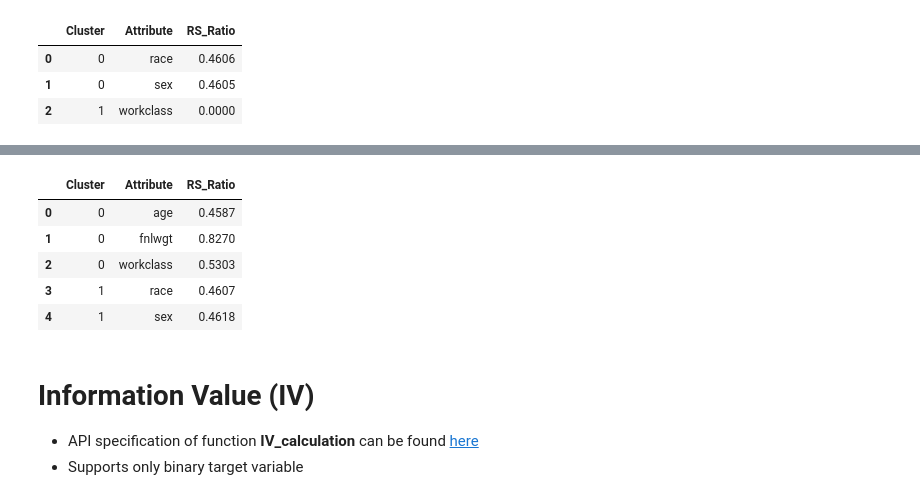
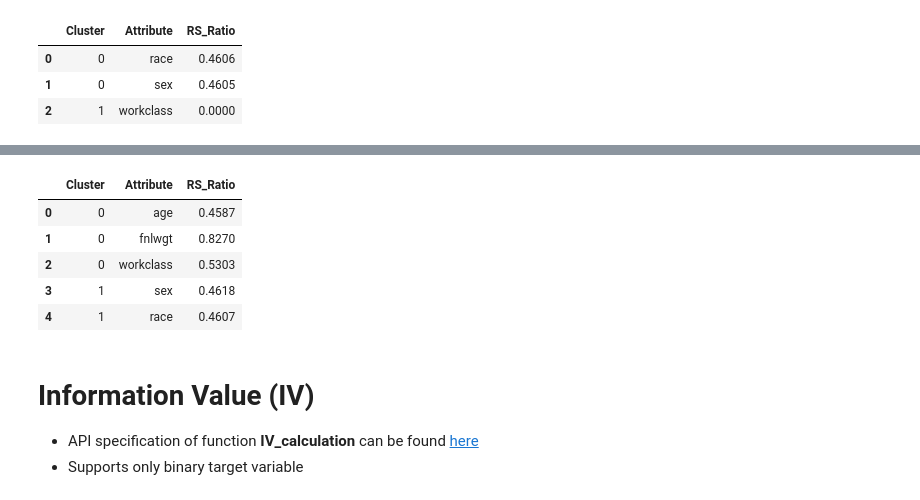
Before and after one commit to anovos/anovos, a Jupyter notebook: examples/notebooks/data_analyzer__association_evaluator.ipynb, the cells around one changed output, grey strips where cells are left out. Drawn from its saved outputs; the diff is of its cells as text; code cells hidden in the pictures.

Commit message:
refreshed data_analyzer and data_ingest notebooks

```diff
--- a/examples/notebooks/data_analyzer__association_evaluator.ipynb
+++ b/examples/notebooks/data_analyzer__association_evaluator.ipynb
@@ -230,21 +208,19 @@ odf.toPandas()
 # %%
-# Example 7 - selected columns + presaved stats
-from anovos.data_analyzer.stats_generator import measures_of_cardinality, measures_of_centralTendency
+# Example 6 - selected columns + presaved stats
+from anovos.data_analyzer.stats_generator import measures_of_centralTendency
 from anovos.data_ingest.data_ingest import write_dataset
-unique = write_dataset(measures_of_cardinality(spark, df),outputPath+"/unique","parquet", file_configs={"mode":"overwrite"})
 mode = write_dataset(measures_of_centralTendency(spark, df),outputPath+"/mode","parquet", file_configs={"mode":"overwrite"})
 
 odf = variable_clustering(spark, idf = df, list_of_cols= ['age','sex','race','workclass','fnlwgt'],
-                                  stats_unique={"file_path":outputPath+"/unique", "file_type": "parquet"},
                                   stats_mode={"file_path":outputPath+"/mode", "file_type": "parquet"})
 odf.toPandas()
 # %% [output]
 |  | Cluster | Attribute | RS_Ratio |
 | 0 | 0 | age | 0.4587 |
 | 1 | 0 | fnlwgt | 0.8270 |
 | 2 | 0 | workclass | 0.5303 |
-| 3 | 1 | race | 0.4607 |
-| 4 | 1 | sex | 0.4618 |
+| 3 | 1 | sex | 0.4618 |
+| 4 | 1 | race | 0.4607 |
 # %% [markdown]
 # Information Value (IV)
 - API specification of function **IV_calculation** can be found <a href="https://docs.anovos.ai/api/data_analyzer/association_evaluator.html">here</a>
```
Also changed, not shown: parts of 17 cells of this notebook, 5 other files.
